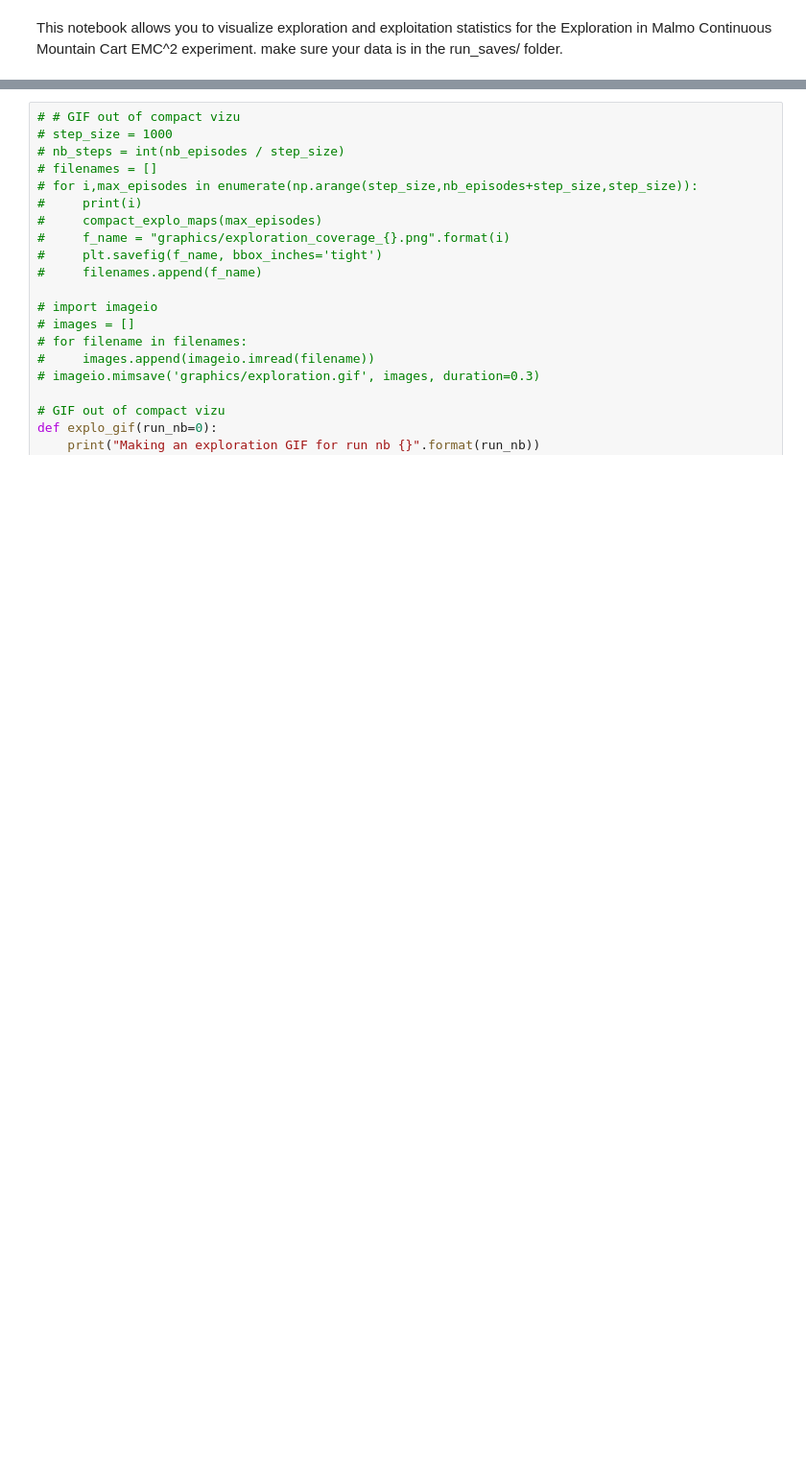
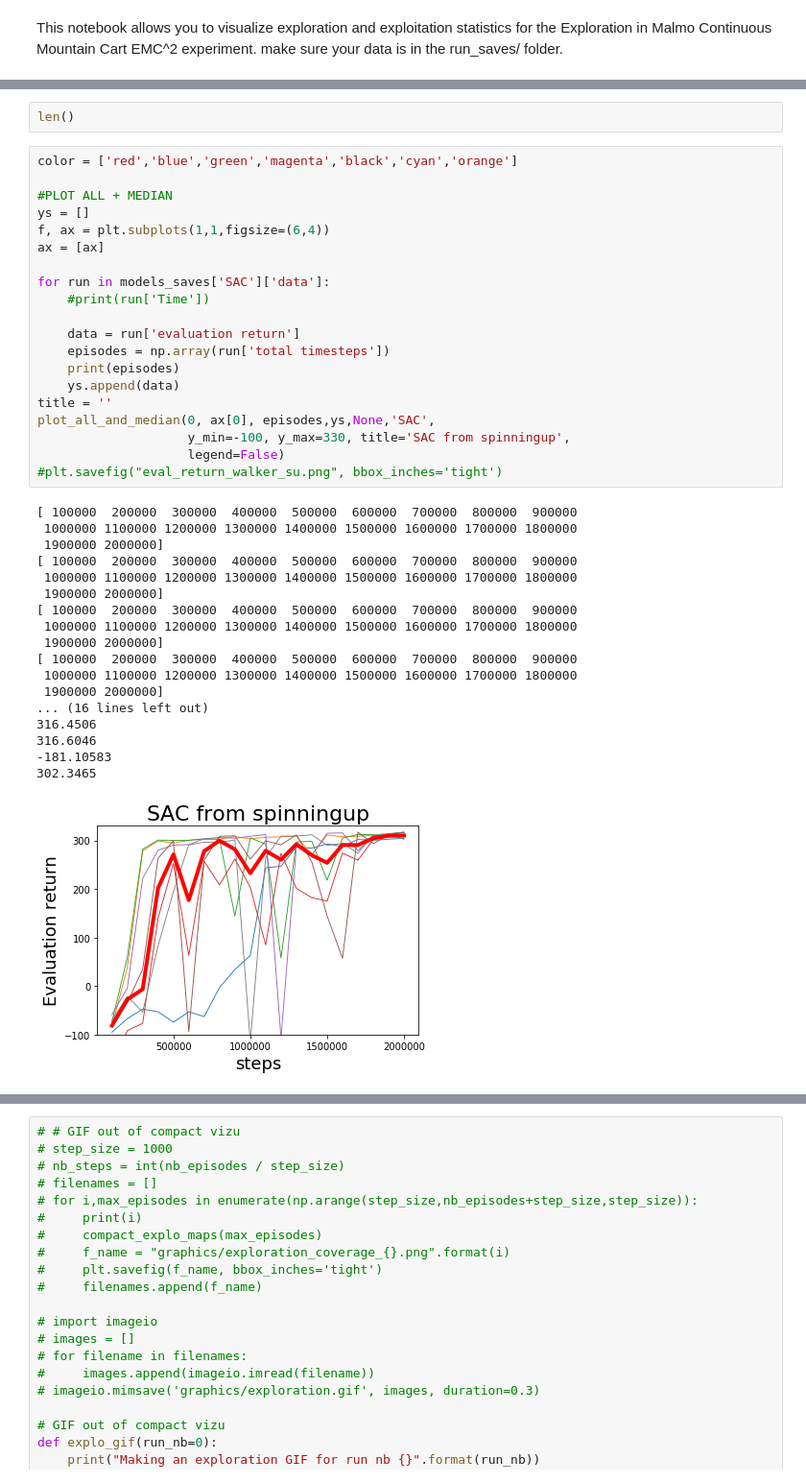
Before and after one commit to ccolas/stable-baselines, a Jupyter notebook: data_visualization_sac.ipynb, the cells around one changed output, grey strips where cells are left out. Shown: that part at 96% size. Drawn from its saved outputs; the diff is of its cells as text; blank space fills up the shorter version.

```diff
--- a/data_visualization_sac.ipynb
+++ b/data_visualization_sac.ipynb
@@ -109,3 +174,44 @@ def plot_agent_pos_exploration(ax, Xs, Zs,cart_Xs, title):
+# %%
+len()
+# %%
+color = ['red','blue','green','magenta','black','cyan','orange']
+
+#PLOT ALL + MEDIAN
+ys = []
+f, ax = plt.subplots(1,1,figsize=(6,4))
+ax = [ax]
+
+for run in models_saves['SAC']['data']:
+    #print(run['Time'])
+
+    data = run['evaluation return']
+    episodes = np.array(run['total timesteps'])
+    print(episodes)
+    ys.append(data)
+title = ''
+plot_all_and_median(0, ax[0], episodes,ys,None,'SAC',
+                    y_min=-100, y_max=330, title='SAC from spinningup',
+                    legend=False)
+#plt.savefig("eval_return_walker_su.png", bbox_inches='tight')
+# %% [output]
+[ 100000  200000  300000  400000  500000  600000  700000  800000  900000
+ 1000000 1100000 1200000 1300000 1400000 1500000 1600000 1700000 1800000
+ 1900000 2000000]
+[ 100000  200000  300000  400000  500000  600000  700000  800000  900000
+ 1000000 1100000 1200000 1300000 1400000 1500000 1600000 1700000 1800000
+ 1900000 2000000]
+[ 100000  200000  300000  400000  500000  600000  700000  800000  900000
+ 1000000 1100000 1200000 1300000 1400000 1500000 1600000 1700000 1800000
+ 1900000 2000000]
+[ 100000  200000  300000  400000  500000  600000  700000  800000  900000
+ 1000000 1100000 1200000 1300000 1400000 1500000 1600000 1700000 1800000
+ 1900000 2000000]
+... (16 lines left out)
+316.4506
+316.6046
+-181.10583
+302.3465
+[figure, added]
 # %%
 # Compact Visu
 def one_explo_maps(max_episodes=nb_episodes, run_nb=0, model_name='emmc3d_amb'):
```
Also changed, not shown: parts of 17 cells of this notebook.
